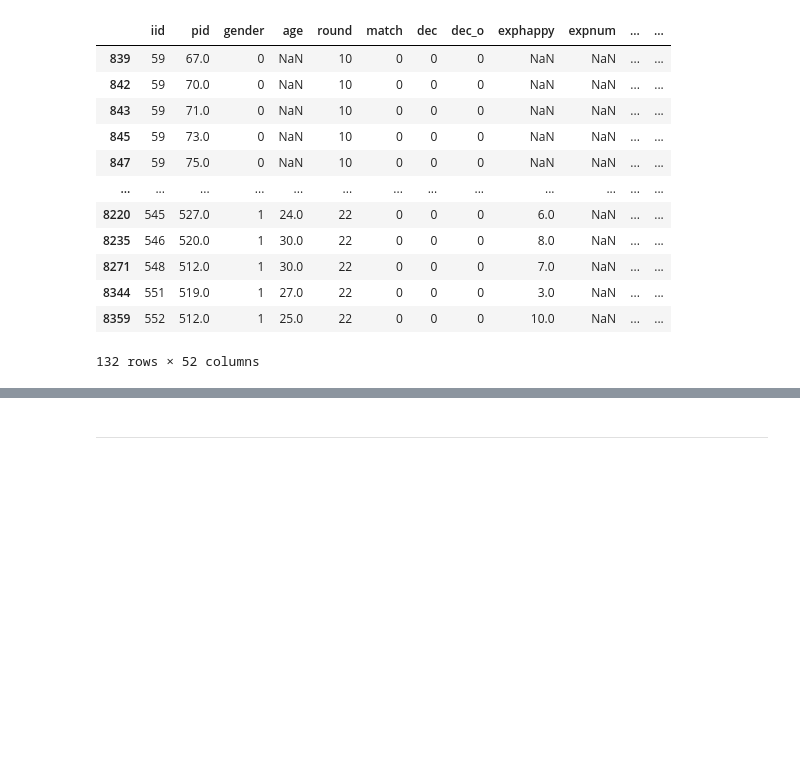
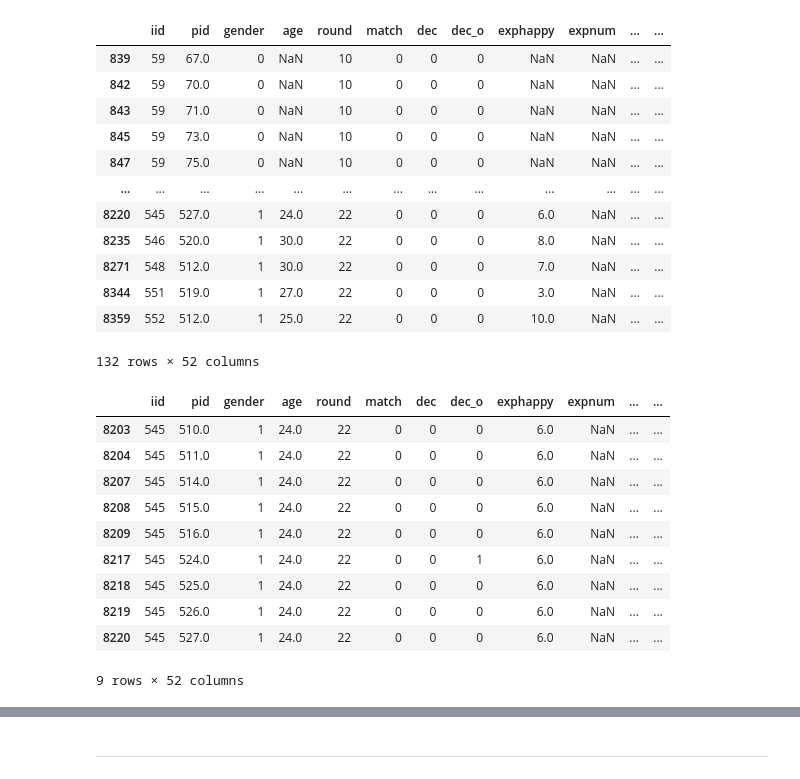
Before and after one commit to MirandaRemmer/DS-SF-23-work, a Jupyter notebook: final-project - MR/3/SpeedDatingDataset_FinalProject_REMMER.ipynb, the cells around one changed output, grey strips where cells are left out. Drawn from its saved outputs; the diff is of its cells as text; code cells hidden in the pictures; blank space fills up the shorter version.

```diff
--- a/final-project - MR/3/SpeedDatingDataset_FinalProject_REMMER.ipynb
+++ b/final-project - MR/3/SpeedDatingDataset_FinalProject_REMMER.ipynb
@@ -676,3 +675,18 @@ df_nan_exp_ratings_all  #USE LATER WHEN CHANGING MATCH_COUNT
 | 8344 | 551 | 519.0 | 1 | 27.0 | 22 | 0 | 0 | 0 | 3.0 | NaN | ... | ... |
 | 8359 | 552 | 512.0 | 1 | 25.0 | 22 | 0 | 0 | 0 | 10.0 | NaN | ... | ... |
 132 rows × 52 columns
+# %%
+df545 = df_nan_exp_ratings_all[df_nan_exp_ratings_all.iid == 545]
+df545
+# %% [output]
+|  | iid | pid | gender | age | round | match | dec | dec_o | exphappy | expnum | ... | ... |
+| 8203 | 545 | 510.0 | 1 | 24.0 | 22 | 0 | 0 | 0 | 6.0 | NaN | ... | ... |
+| 8204 | 545 | 511.0 | 1 | 24.0 | 22 | 0 | 0 | 0 | 6.0 | NaN | ... | ... |
+| 8207 | 545 | 514.0 | 1 | 24.0 | 22 | 0 | 0 | 0 | 6.0 | NaN | ... | ... |
+| 8208 | 545 | 515.0 | 1 | 24.0 | 22 | 0 | 0 | 0 | 6.0 | NaN | ... | ... |
+| 8209 | 545 | 516.0 | 1 | 24.0 | 22 | 0 | 0 | 0 | 6.0 | NaN | ... | ... |
+| 8217 | 545 | 524.0 | 1 | 24.0 | 22 | 0 | 0 | 1 | 6.0 | NaN | ... | ... |
+| 8218 | 545 | 525.0 | 1 | 24.0 | 22 | 0 | 0 | 0 | 6.0 | NaN | ... | ... |
+| 8219 | 545 | 526.0 | 1 | 24.0 | 22 | 0 | 0 | 0 | 6.0 | NaN | ... | ... |
+| 8220 | 545 | 527.0 | 1 | 24.0 | 22 | 0 | 0 | 0 | 6.0 | NaN | ... | ... |
+9 rows × 52 columns
```
Also changed, not shown: parts of 29 cells of this notebook.
